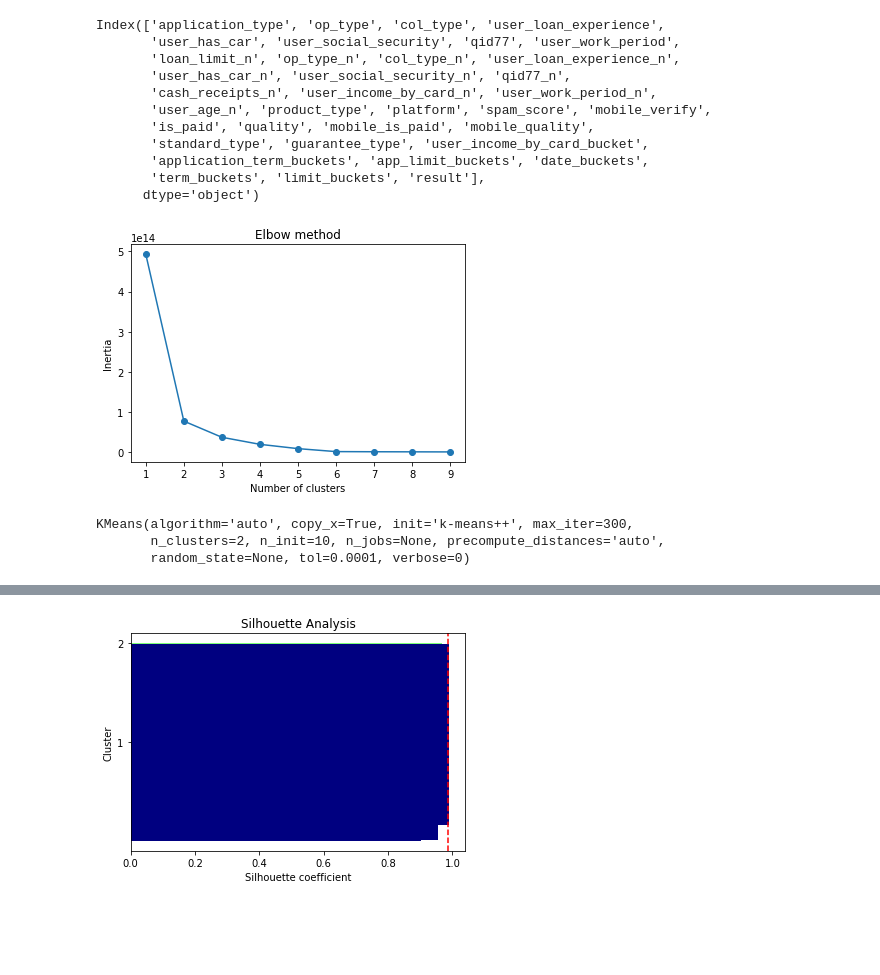
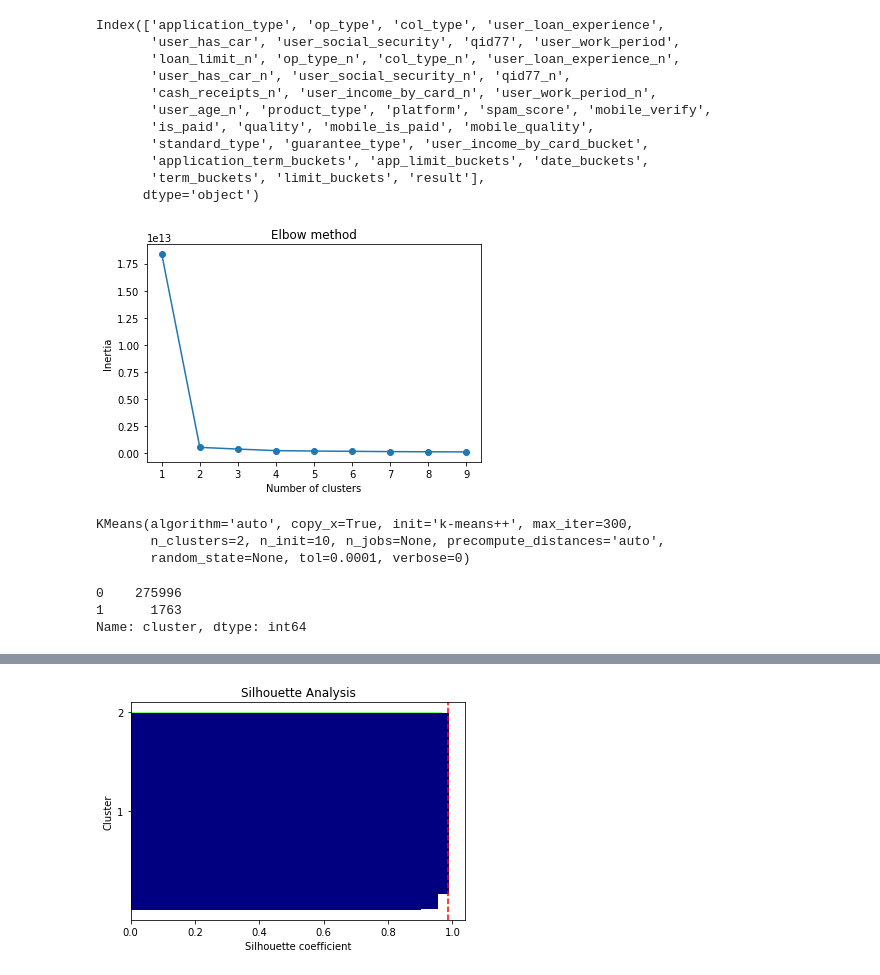
Before and after one commit to apaciorek/grouprong360, a Jupyter notebook: annette/kmeans_quality.ipynb, the cells around one changed output, grey strips where cells are left out. Cells and saved outputs as stored; diff of their text form; code cells hidden in the pictures; blank space fills up the shorter version.

```diff
--- a/annette/kmeans_quality.ipynb
+++ b/annette/kmeans_quality.ipynb
@@ -51,20 +51,33 @@ Index(['application_type', 'op_type', 'col_type', 'user_loan_experience',
        'term_buckets', 'limit_buckets', 'result'],
       dtype='object')
 # %%
-# only keep columns based on the feature importance from the random forest
+#only keep columns based on the feature importance from the random forest
 
-# kmdf = qu.drop(columns = ['is_paid',
-#                           'mobile_is_paid',
-#                           'guarantee_type',
-#                           'standard_type',
-#                           'qid77_n',
-#                           'product_type',
-#                           'op_type_n',
-#                           'user_social_security',
-#                           'user_social_security_n', 'spam_score',   ])
+kmdf = qu_df.drop(columns = ['is_paid',
+                          'mobile_is_paid',
+                          'guarantee_type',
+                          'standard_type',
+                          'qid77_n',
+                          'product_type',
+                          'op_type_n',
+                          'user_social_security',
+                          'user_social_security_n',
+                          'spam_score',
+                          'user_has_car_n',
+                          'platform',
+                          'user_work_period_n',
+                          'qid77',
+                          'mobile_quality',
+                          'op_type',
+                          'col_type_n',
+                          'user_loan_experience',
+                          'mobile_verify',
+                          'user_income_by_card_n',
+                          'user_income_by_card_bucket',
+                          'cash_receipts_n'])
 # %%
-plot_inertia(kmeans, qu_df, range(1, 10))
+plot_inertia(kmeans, kmdf, range(1, 10))
 # %% [output]
-[figure, old version]
+[figure, new version]
 # %%
 kmeans.set_params(n_clusters=2)
@@ -73,3 +86,16 @@ kmeans.fit(qu_df)
 KMeans(algorithm='auto', copy_x=True, init='k-means++', max_iter=300,
        n_clusters=2, n_init=10, n_jobs=None, precompute_distances='auto',
        random_state=None, tol=0.0001, verbose=0)
+# %%
+kmeans.labels_
+pd.set_option('display.max_columns', None)
+pd.set_option('display.max_seq_items', None)
+pd.set_option('display.max_rows', None)
+kmdf['cluster'] = kmeans.labels_
+print(kmdf['cluster'].value_counts())
+new_df =  kmdf[kmdf['cluster'] == 1]
+# #fourhundred['result'].value_counts()
+# %% [output]
+0    275996
+1      1763
+Name: cluster, dtype: int64
```
Also changed, not shown: parts of 4 cells of this notebook, 1 other file.
